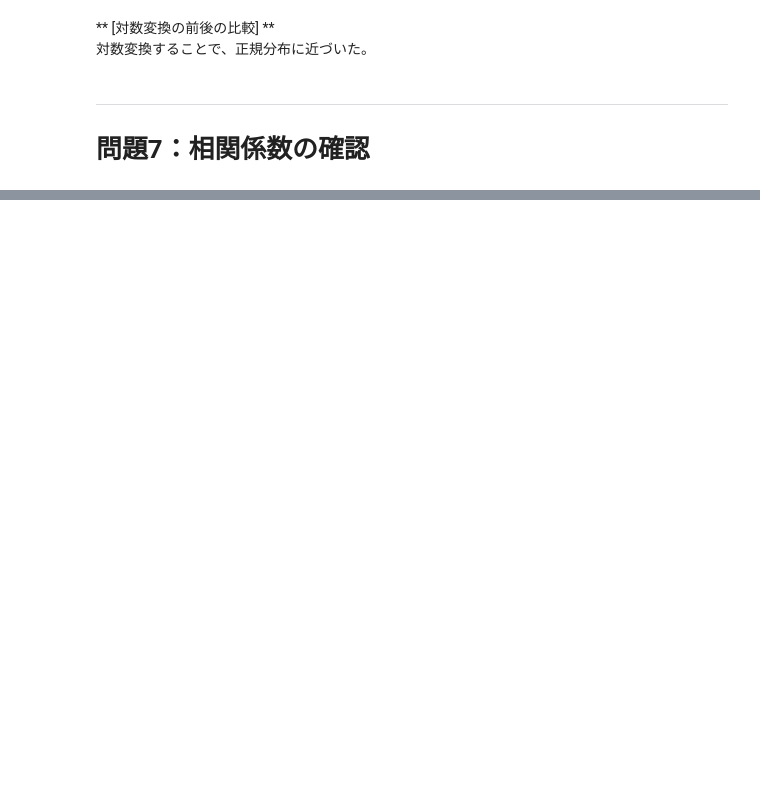
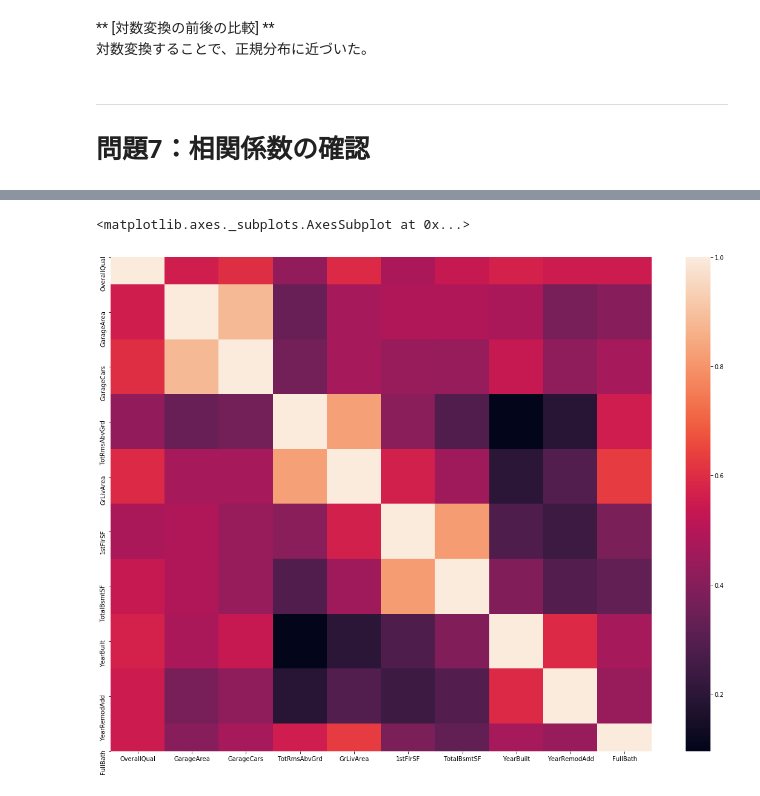
Before and after one commit to sainokimi/diveintocode-ml, a Jupyter notebook: Week3/Week3_PreQuestion2.ipynb, the cells around one changed output, grey strips where cells are left out. Saved outputs shown, nothing was run; the diff lists cells and outputs as text; code cells hidden in the pictures; blank space fills up the shorter version.

```diff
--- a/Week3/Week3_PreQuestion2.ipynb
+++ b/Week3/Week3_PreQuestion2.ipynb
@@ -210,0 +208,17 @@ KeyboardInterrupt:
+# %%
+ten_attr_and_target = ["OverallQual", "GarageArea", "GarageCars", "TotRmsAbvGrd", "GrLivArea", \
+                       "1stFlrSF", "TotalBsmtSF", "YearBuilt", "YearRemodAdd", "FullBath"]
+
+ten_attr_df = pd.DataFrame(index=train_dataset_alt2.index, columns=ten_attr_and_target)
+
+for attr in ten_attr_and_target:
+    ten_attr_df[attr] = train_dataset_alt2.loc[:, [attr]]
+
+# ten_attr_df
+
+
+fig, ax = plt.subplots(figsize=(20, 15))
+sns.heatmap(ten_attr_df.corr(method="pearson"), ax=ax)
+# %% [output]
+<matplotlib.axes._subplots.AxesSubplot at 0x...>
+[figure, added]
```
Also changed, not shown: parts of 10 cells of this notebook.
